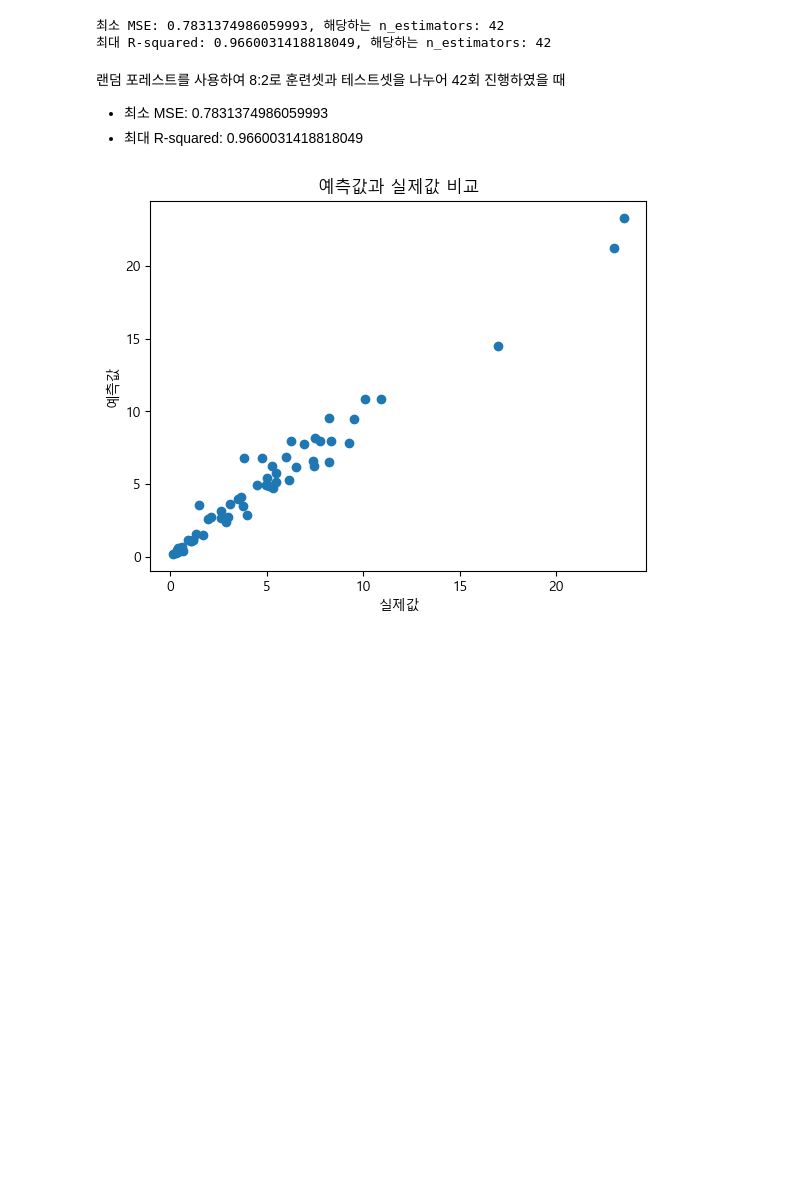
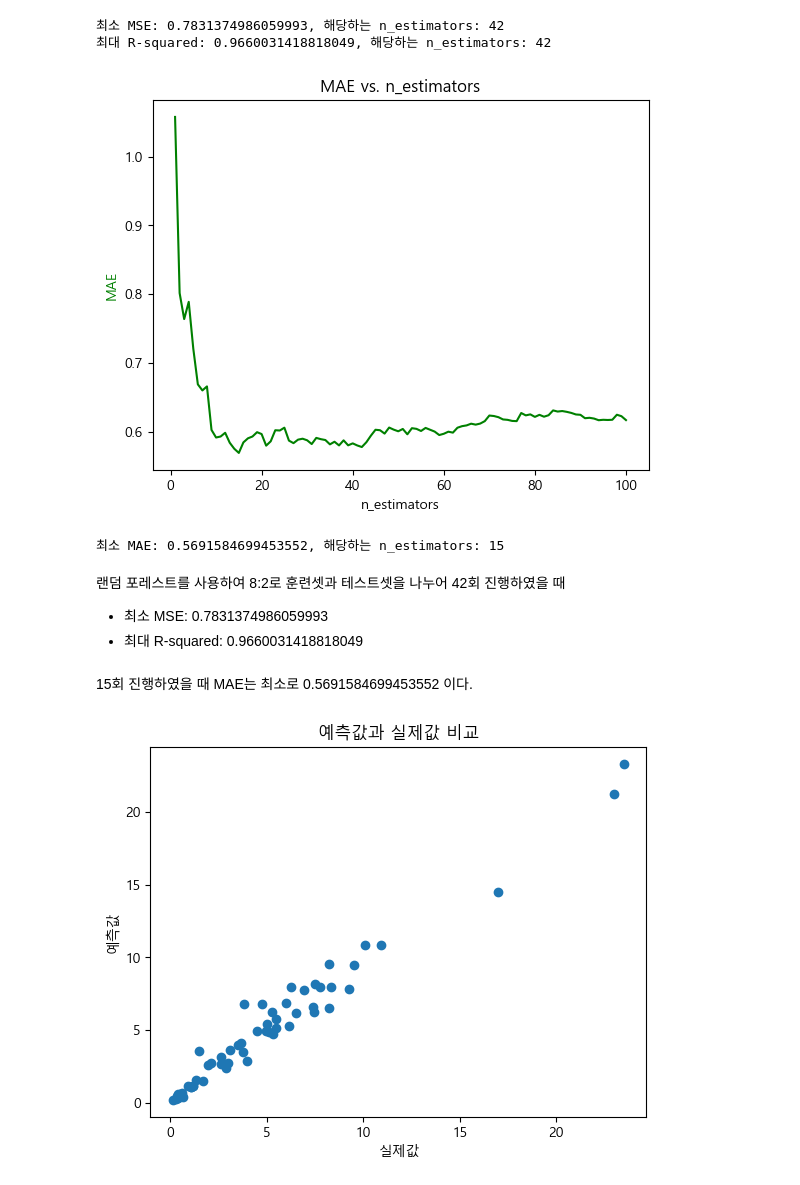
Before and after one commit to SongJuHo-0410/AI-ML_study, a Jupyter notebook: Used Car Price/패턴인식과 기계학습 중간과제(2018210059 송주호).ipynb, the cells around one changed output. Drawn from its saved outputs; the diff is of its cells as text; code cells hidden in the pictures; blank space fills up the shorter version.

```diff
--- a/Used Car Price/패턴인식과 기계학습 중간과제(2018210059 송주호).ipynb
+++ b/Used Car Price/패턴인식과 기계학습 중간과제(2018210059 송주호).ipynb
@@ -348,10 +354,49 @@ print(f"최대 R-squared: {max_r2}, 해당하는 n_estimators: {max_r2_n_estimat
 [figure]
 최소 MSE: 0.7831374986059993, 해당하는 n_estimators: 42
 최대 R-squared: 0.9660031418818049, 해당하는 n_estimators: 42
+# %%
+# MAE 값을 저장할 리스트
+mae_values = []
+
+# 최소 MAE와 해당하는 n_estimators 값을 저장할 변수
+min_mae = np.inf
+min_mae_n_estimators = None
+
+# n_estimators 값을 1부터 100까지 변화시키면서 모델 학습
+for n in range(1, 101):
+    # 랜덤 포레스트 모델 생성 및 학습
+    model = RandomForestRegressor(n_estimators=n, random_state=42)
+    model.fit(X_train, y_train)
+
+    # 모델 예측값 계산
+    y_pred = model.predict(X_test)
+
+    # MAE 계산 및 리스트에 추가
+    mae = mean_absolute_error(y_test, y_pred)
+    mae_values.append(mae)
+
+    # 최소 MAE와 해당하는 n_estimators 값을 저장
+    if mae < min_mae:
+        min_mae = mae
+        min_mae_n_estimators = n
+
+# 그래프 그리기
+plt.plot(range(1, 101), mae_values, 'g-')
+plt.xlabel('n_estimators')
+plt.ylabel('MAE', color='g')
+plt.title('MAE vs. n_estimators')
+plt.show()
+
+print(f"최소 MAE: {min_mae}, 해당하는 n_estimators: {min_mae_n_estimators}")
+# %% [output]
+[figure, added]
+최소 MAE: 0.5691584699453552, 해당하는 n_estimators: 15
 # %% [markdown]
 랜덤 포레스트를 사용하여 8:2로 훈련셋과 테스트셋을 나누어 42회 진행하였을 때
 - 최소 MSE: 0.7831374986059993
 - 최대 R-squared: 0.9660031418818049
+# %% [markdown]
+15회 진행하였을 때 MAE는 최소로 0.5691584699453552 이다.
 # %%
 # 훈련 세트와 테스트 세트로 분할
 X_train, X_test, y_train, y_test = train_test_split(X, y, test_size=0.2, random_state=42)
```
Also changed, not shown: parts of 7 cells of this notebook.
